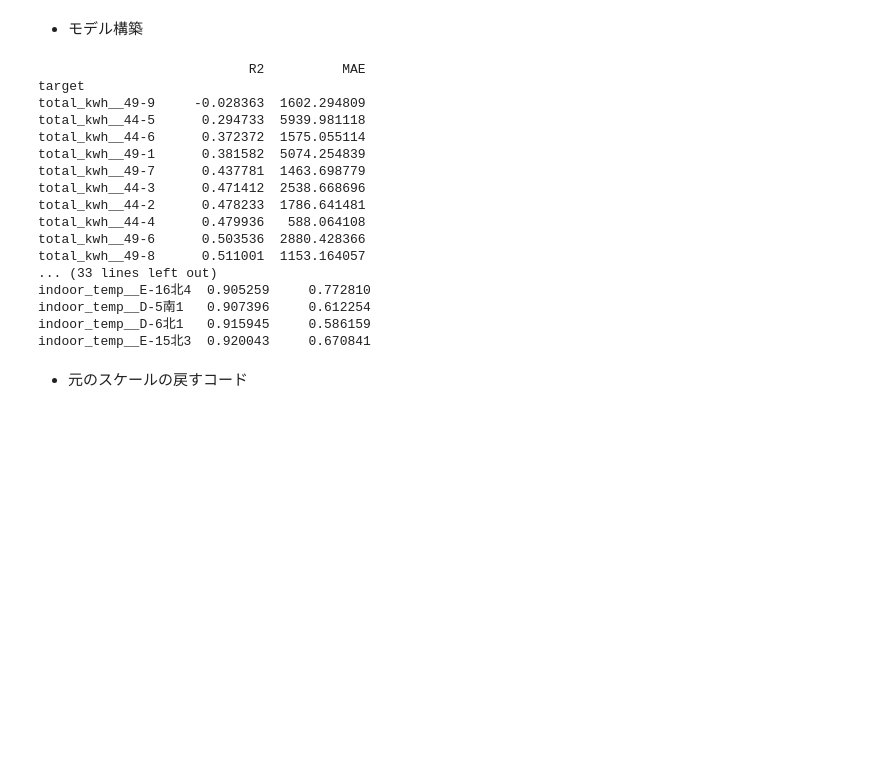
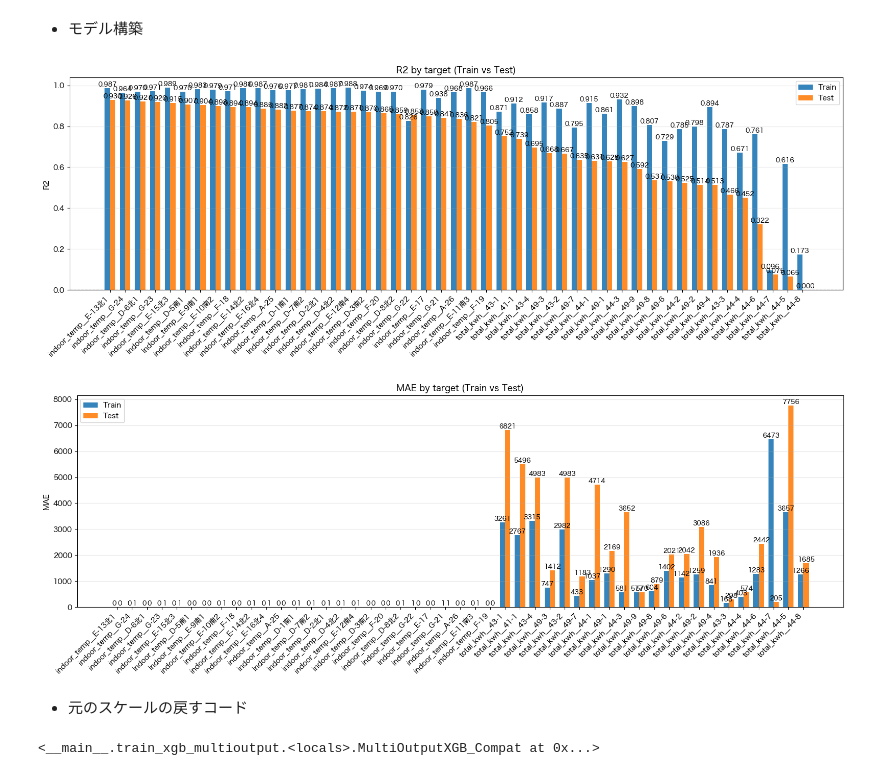
Before and after one commit to MENTERU/AIrux8_opti_logic_prod, a Jupyter notebook: services/airux8-optimize/notebooks/building_level_planner_東光作業.ipynb, the cells around one changed output. Drawn from its saved outputs; the diff is of its cells as text; code cells hidden in the pictures; blank space fills up the shorter version.

```diff
--- a/services/airux8-optimize/notebooks/building_level_planner_東光作業.ipynb
+++ b/services/airux8-optimize/notebooks/building_level_planner_東光作業.ipynb
@@ -1003,20 +1240,0 @@ res = fit_predict_eval_xgb_residual_only(
-# %%
-print(res["metrics_te_res"].sort_values("R2"))
-# %% [output]
-                           R2          MAE
-target
-total_kwh__49-9     -0.028363  1602.294809
-total_kwh__44-5      0.294733  5939.981118
-total_kwh__44-6      0.372372  1575.055114
-total_kwh__49-1      0.381582  5074.254839
-total_kwh__49-7      0.437781  1463.698779
-total_kwh__44-3      0.471412  2538.668696
-total_kwh__44-2      0.478233  1786.641481
-total_kwh__44-4      0.479936   588.064108
-total_kwh__49-6      0.503536  2880.428366
-total_kwh__49-8      0.511001  1153.164057
-... (33 lines left out)
-indoor_temp__E-16北4  0.905259     0.772810
-indoor_temp__D-5南1   0.907396     0.612254
-indoor_temp__D-6北1   0.915945     0.586159
-indoor_temp__E-15北3  0.920043     0.670841
@@ -1022,0 +1588,24 @@ indoor_temp__E-15北3  0.920043     0.670841
+# %%
+xgb_params = dict(
+    n_estimators=4000,
+    learning_rate=0.05,
+    max_depth=6,
+    min_child_weight=12,
+    gamma=1.0,
+    subsample=0.7,
+    colsample_bytree=0.6,
+    reg_alpha=0.1,
+    reg_lambda=2.0,
+    eval_metric="rmse",  # ★ ここに入れる（fitには渡さない）
+)
+
+res = fit_predict_eval_xgb_residual_only(
+    X_features,
+    Y_features,
+    xgb_params=xgb_params,
+    split_mode="last_months",
+    test_last_months=1,
+    purge_days=0,
+    early_stopping_rounds=50,
+    verbose=False,
+)
@@ -1022,0 +1702,6 @@ indoor_temp__E-15北3  0.920043     0.670841
+# %%
+# 並べ棒で可視化（R2 で降順、上位30件だけ見たい例）
+tbl_used = plot_residual_metrics(res, sort_by="R2", top_n=100, figsize=(16, 6))
+# %% [output]
+[figure, added]
+[figure, added]
@@ -1024,0 +1890,4 @@ indoor_temp__E-15北3  0.920043     0.670841
+# %%
+res.get("model")
+# %% [output]
+<__main__.train_xgb_multioutput.<locals>.MultiOutputXGB_Compat at 0x...>
```
Also changed, not shown: parts of 34 cells of this notebook.
